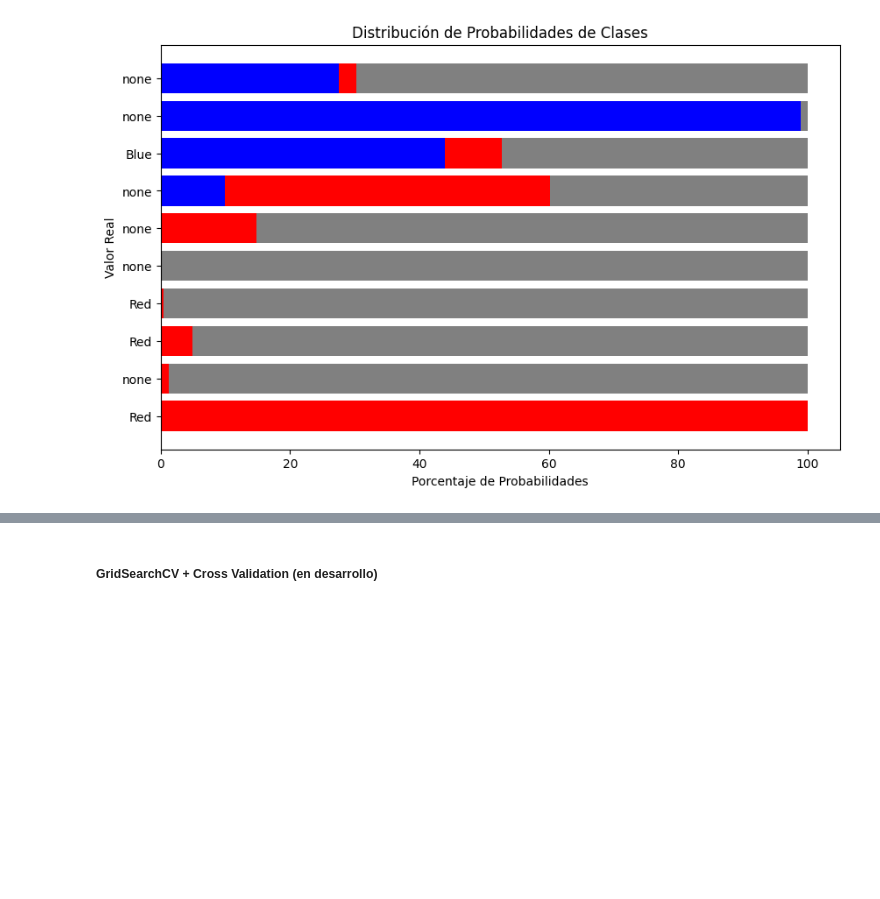
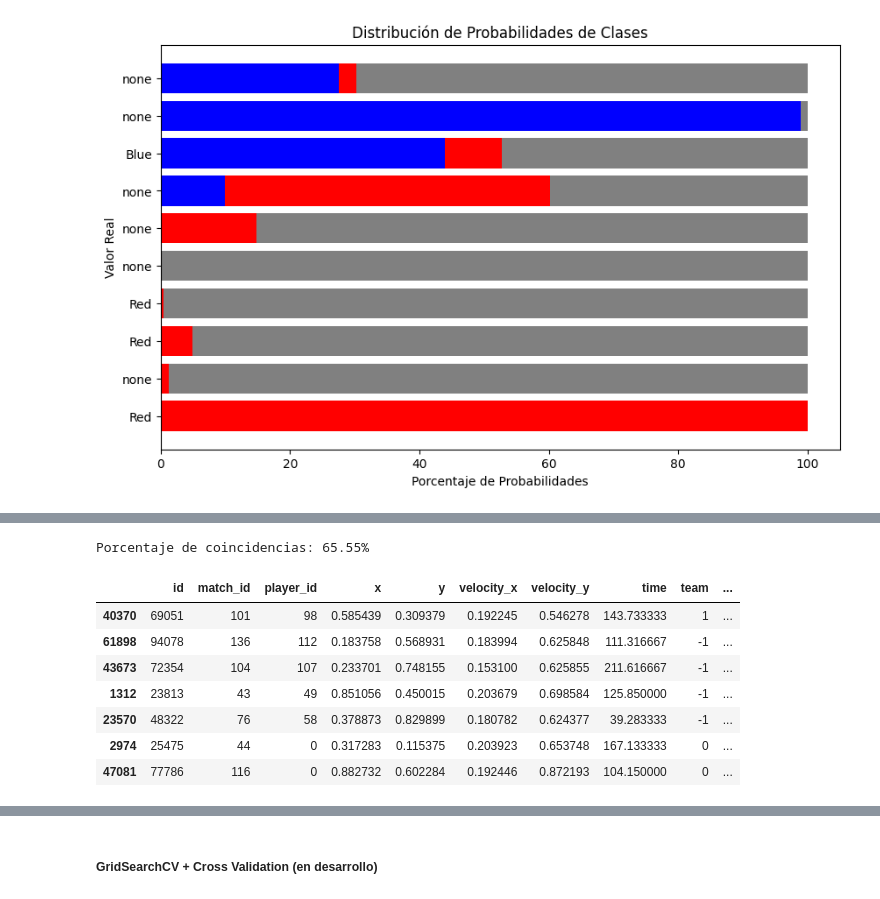
Before and after one commit to manoloBengo/haxball-ai, a Jupyter notebook: modelado/modelado.ipynb, the cells around one changed output, grey strips where cells are left out. Cells and saved outputs as stored; diff of their text form; code cells hidden in the pictures; blank space fills up the shorter version.

```diff
--- a/modelado/modelado.ipynb
+++ b/modelado/modelado.ipynb
@@ -429,0 +436,18 @@ plt.show()
+# %%
+coincidencias = resultados[resultados['valor_real'] == resultados['valor_predicho']].shape[0]
+porcentaje_coincidencias = (coincidencias / len(resultados)) * 100
+
+print(f"Porcentaje de coincidencias: {porcentaje_coincidencias:.2f}%")
+# %% [output]
+Porcentaje de coincidencias: 65.55%
+# %%
+data_posiciones_filtered.sample(7)
+# %% [output]
+|  | id | match_id | player_id | x | y | velocity_x | velocity_y | time | team | ... |
+| 40370 | 69051 | 101 | 98 | 0.585439 | 0.309379 | 0.192245 | 0.546278 | 143.733333 | 1 | ... |
+| 61898 | 94078 | 136 | 112 | 0.183758 | 0.568931 | 0.183994 | 0.625848 | 111.316667 | -1 | ... |
+| 43673 | 72354 | 104 | 107 | 0.233701 | 0.748155 | 0.153100 | 0.625855 | 211.616667 | -1 | ... |
+| 1312 | 23813 | 43 | 49 | 0.851056 | 0.450015 | 0.203679 | 0.698584 | 125.850000 | -1 | ... |
+| 23570 | 48322 | 76 | 58 | 0.378873 | 0.829899 | 0.180782 | 0.624377 | 39.283333 | -1 | ... |
+| 2974 | 25475 | 44 | 0 | 0.317283 | 0.115375 | 0.203923 | 0.653748 | 167.133333 | 0 | ... |
+| 47081 | 77786 | 116 | 0 | 0.882732 | 0.602284 | 0.192446 | 0.872193 | 104.150000 | 0 | ... |
```
Also changed, not shown: parts of 24 cells of this notebook.
